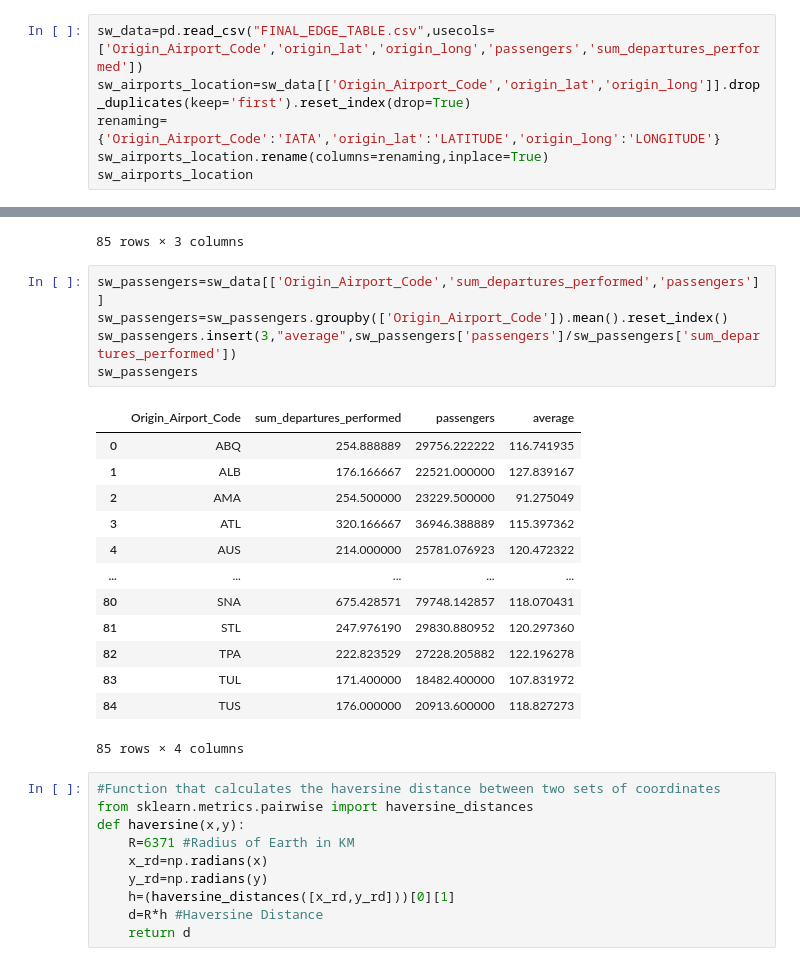
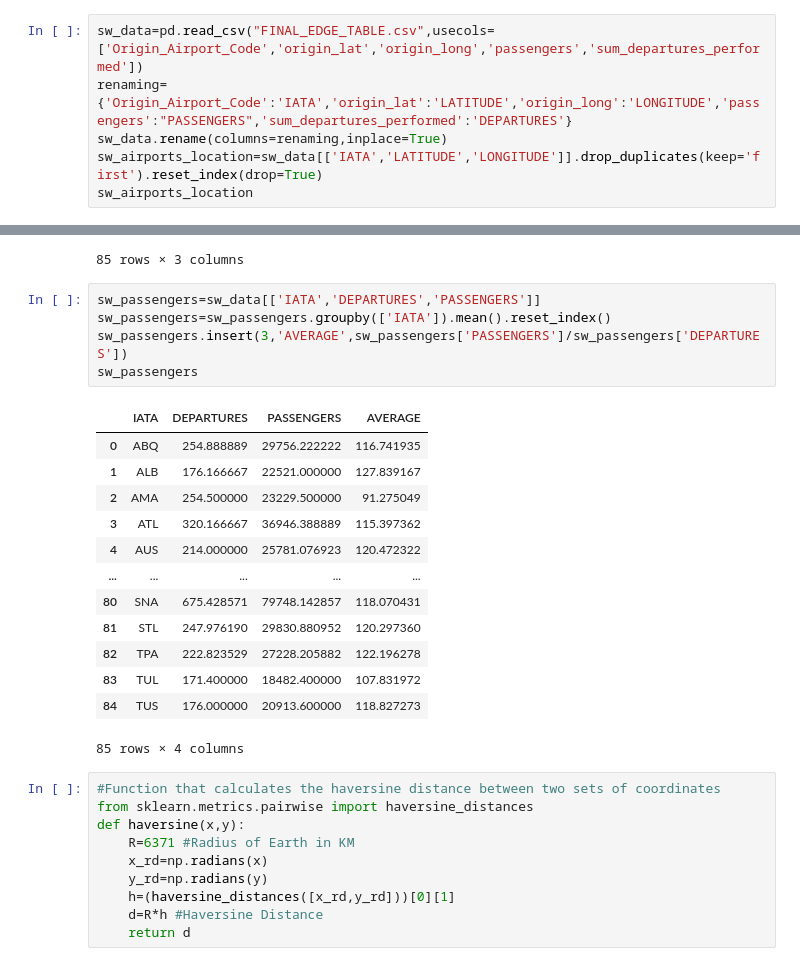
Before and after one commit to krutalp/Airline_Route_Analytics, a Jupyter notebook: Nihaar/Nihaar.ipynb, the cells around one changed output, grey strips where cells are left out. Saved outputs shown, nothing was run; the diff lists cells and outputs as text.

```diff
--- a/Nihaar/Nihaar.ipynb
+++ b/Nihaar/Nihaar.ipynb
@@ -7,8 +5,8 @@ plt.rcParams.update({'font.size': 7})
 # %%
 sw_data=pd.read_csv("FINAL_EDGE_TABLE.csv",usecols=['Origin_Airport_Code','origin_lat','origin_long','passengers','sum_departures_performed'])
-sw_airports_location=sw_data[['Origin_Airport_Code','origin_lat','origin_long']].drop_duplicates(keep='first').reset_index(drop=True)
-renaming={'Origin_Airport_Code':'IATA','origin_lat':'LATITUDE','origin_long':'LONGITUDE'}
-sw_airports_location.rename(columns=renaming,inplace=True)
+renaming={'Origin_Airport_Code':'IATA','origin_lat':'LATITUDE','origin_long':'LONGITUDE','passengers':"PASSENGERS",'sum_departures_performed':'DEPARTURES'}
+sw_data.rename(columns=renaming,inplace=True)
+sw_airports_location=sw_data[['IATA','LATITUDE','LONGITUDE']].drop_duplicates(keep='first').reset_index(drop=True)
 sw_airports_location
 # %% [output]
 |  | IATA | LATITUDE | LONGITUDE |
@@ -25,12 +23,12 @@ sw_airports_location
 | 84 | TUS | 32.115004 | -110.938053 |
 85 rows × 3 columns
 # %%
-sw_passengers=sw_data[['Origin_Airport_Code','sum_departures_performed','passengers']]
-sw_passengers=sw_passengers.groupby(['Origin_Airport_Code']).mean().reset_index()
-sw_passengers.insert(3,"average",sw_passengers['passengers']/sw_passengers['sum_departures_performed'])
+sw_passengers=sw_data[['IATA','DEPARTURES','PASSENGERS']]
+sw_passengers=sw_passengers.groupby(['IATA']).mean().reset_index()
+sw_passengers.insert(3,'AVERAGE',sw_passengers['PASSENGERS']/sw_passengers['DEPARTURES'])
 sw_passengers
 # %% [output]
-|  | Origin_Airport_Code | sum_departures_performed | passengers | average |
+|  | IATA | DEPARTURES | PASSENGERS | AVERAGE |
 | 0 | ABQ | 254.888889 | 29756.222222 | 116.741935 |
 | 1 | ALB | 176.166667 | 22521.000000 | 127.839167 |
 | 2 | AMA | 254.500000 | 23229.500000 | 91.275049 |
```
Also changed, not shown: parts of 20 cells of this notebook.
